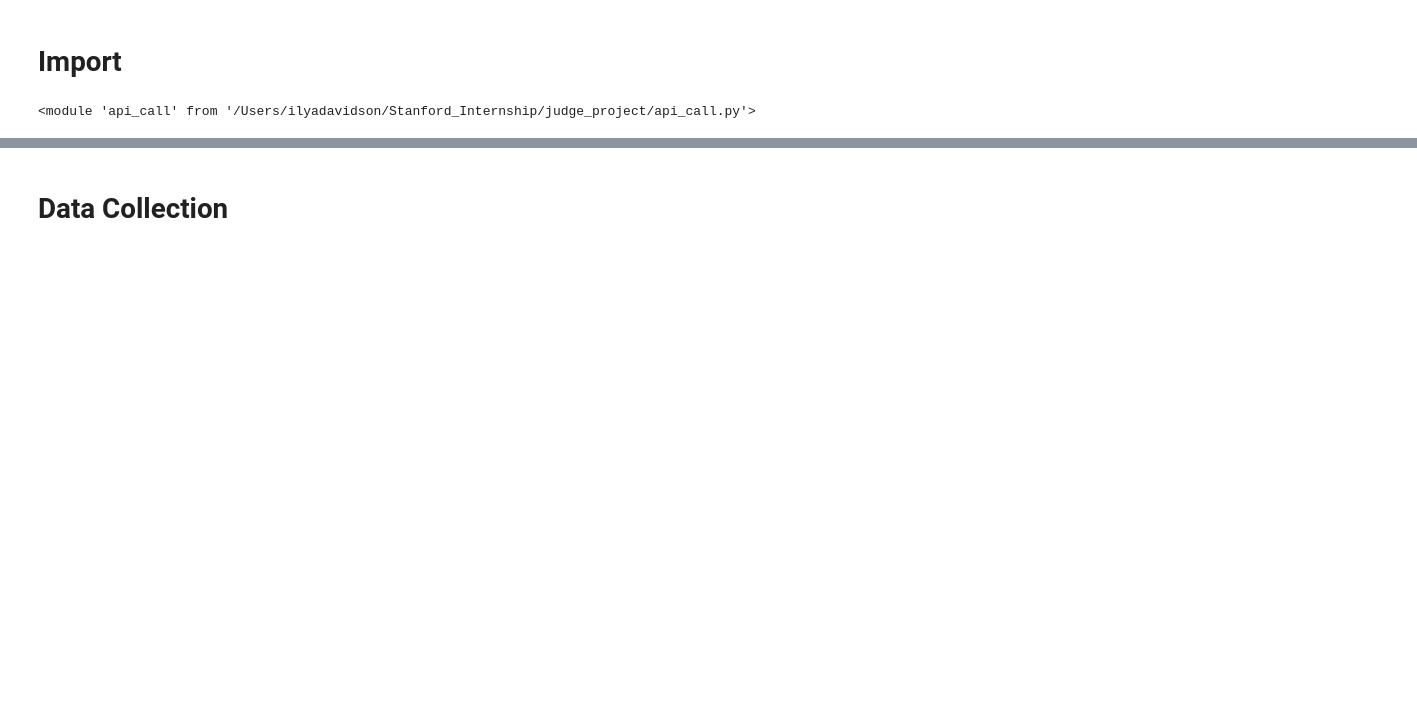
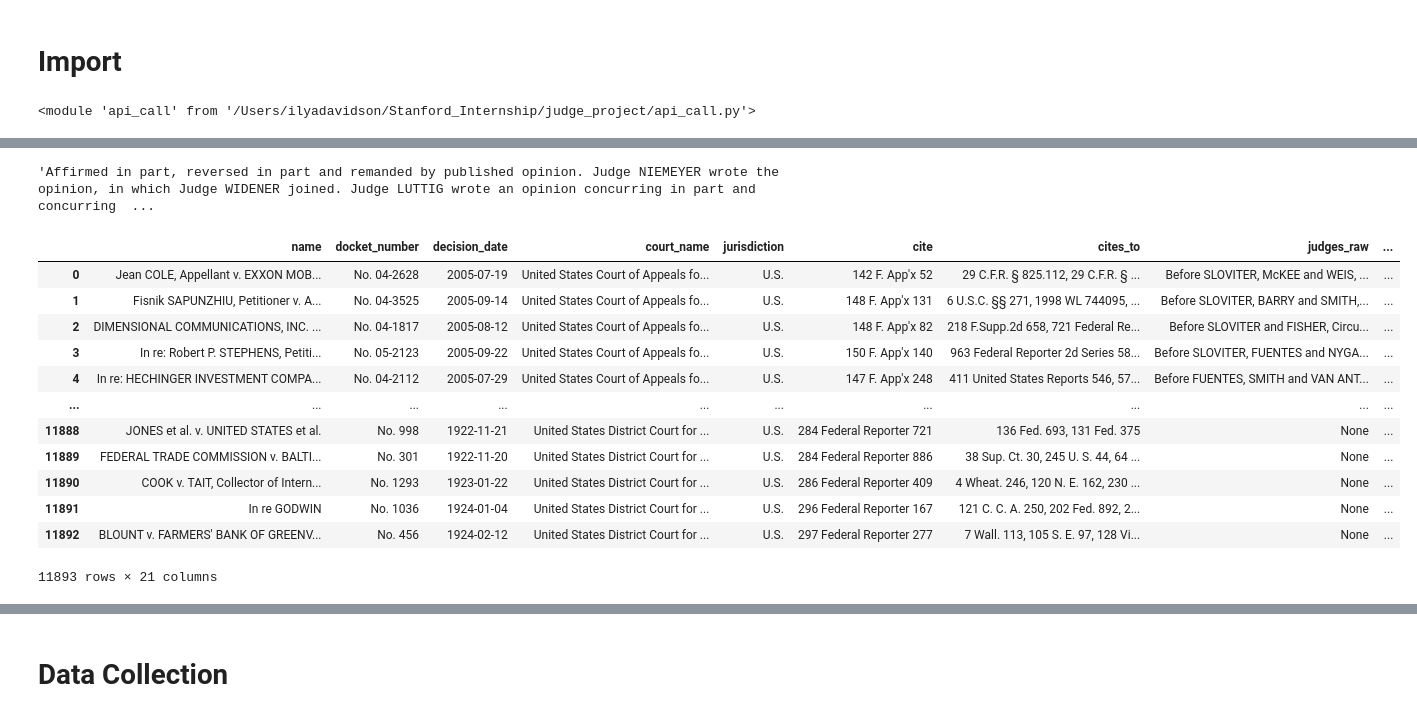
Before and after one commit to ilyadavidson/judge_project, a Jupyter notebook: scraps.ipynb, the cells around one changed output, grey strips where cells are left out. Drawn from its saved outputs; the diff is of its cells as text; code cells hidden in the pictures; blank space fills up the shorter version.

```diff
--- a/scraps.ipynb
+++ b/scraps.ipynb
@@ -25,0 +44,4 @@ from api_call import _read_batch_jsonl
+# %%
+df.iloc[10434]['opinion_text']
+# %% [output]
+'Affirmed in part, reversed in part and remanded by published opinion. Judge NIEMEYER wrote the opinion, in which Judge WIDENER joined. Judge LUTTIG wrote an opinion concurring in part and concurring  ...
@@ -25,0 +50,18 @@ from api_call import _read_batch_jsonl
+# %%
+df = pd.read_parquet("data/artifacts/cap/cap_dataset.parquet")
+# %%
+df
+# %% [output]
+|  | name | docket_number | decision_date | court_name | jurisdiction | cite | cites_to | judges_raw | ... |
+| 0 | Jean COLE, Appellant v. EXXON MOB... | No. 04-2628 | 2005-07-19 | United States Court of Appeals fo... | U.S. | 142 F. App'x 52 | 29 C.F.R. § 825.112, 29 C.F.R. § ... | Before SLOVITER, McKEE and WEIS, ... | ... |
+| 1 | Fisnik SAPUNZHIU, Petitioner v. A... | No. 04-3525 | 2005-09-14 | United States Court of Appeals fo... | U.S. | 148 F. App'x 131 | 6 U.S.C. §§ 271, 1998 WL 744095, ... | Before SLOVITER, BARRY and SMITH,... | ... |
+| 2 | DIMENSIONAL COMMUNICATIONS, INC. ... | No. 04-1817 | 2005-08-12 | United States Court of Appeals fo... | U.S. | 148 F. App'x 82 | 218 F.Supp.2d 658, 721 Federal Re... | Before SLOVITER and FISHER, Circu... | ... |
+| 3 | In re: Robert P. STEPHENS, Petiti... | No. 05-2123 | 2005-09-22 | United States Court of Appeals fo... | U.S. | 150 F. App'x 140 | 963 Federal Reporter 2d Series 58... | Before SLOVITER, FUENTES and NYGA... | ... |
+| 4 | In re: HECHINGER INVESTMENT COMPA... | No. 04-2112 | 2005-07-29 | United States Court of Appeals fo... | U.S. | 147 F. App'x 248 | 411 United States Reports 546, 57... | Before FUENTES, SMITH and VAN ANT... | ... |
+| ... | ... | ... | ... | ... | ... | ... | ... | ... | ... |
+| 11888 | JONES et al. v. UNITED STATES et al. | No. 998 | 1922-11-21 | United States District Court for ... | U.S. | 284 Federal Reporter 721 | 136 Fed. 693, 131 Fed. 375 | None | ... |
+| 11889 | FEDERAL TRADE COMMISSION v. BALTI... | No. 301 | 1922-11-20 | United States District Court for ... | U.S. | 284 Federal Reporter 886 | 38 Sup. Ct. 30, 245 U. S. 44, 64 ... | None | ... |
+| 11890 | COOK v. TAIT, Collector of Intern... | No. 1293 | 1923-01-22 | United States District Court for ... | U.S. | 286 Federal Reporter 409 | 4 Wheat. 246, 120 N. E. 162, 230 ... | None | ... |
+| 11891 | In re GODWIN | No. 1036 | 1924-01-04 | United States District Court for ... | U.S. | 296 Federal Reporter 167 | 121 C. C. A. 250, 202 Fed. 892, 2... | None | ... |
+| 11892 | BLOUNT v. FARMERS' BANK OF GREENV... | No. 456 | 1924-02-12 | United States District Court for ... | U.S. | 297 Federal Reporter 277 | 7 Wall. 113, 105 S. E. 97, 128 Vi... | None | ... |
+11893 rows × 21 columns
```
Also changed, not shown: parts of 8 cells of this notebook, 8 other files.
